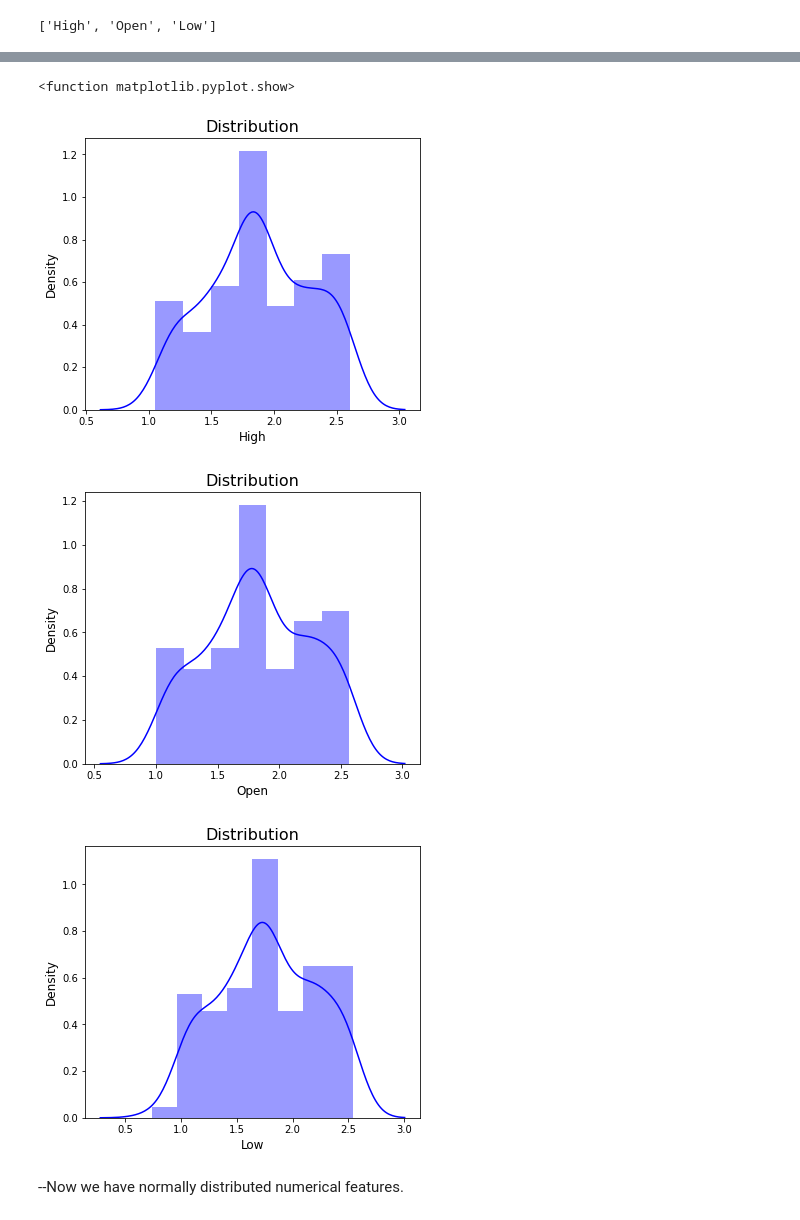
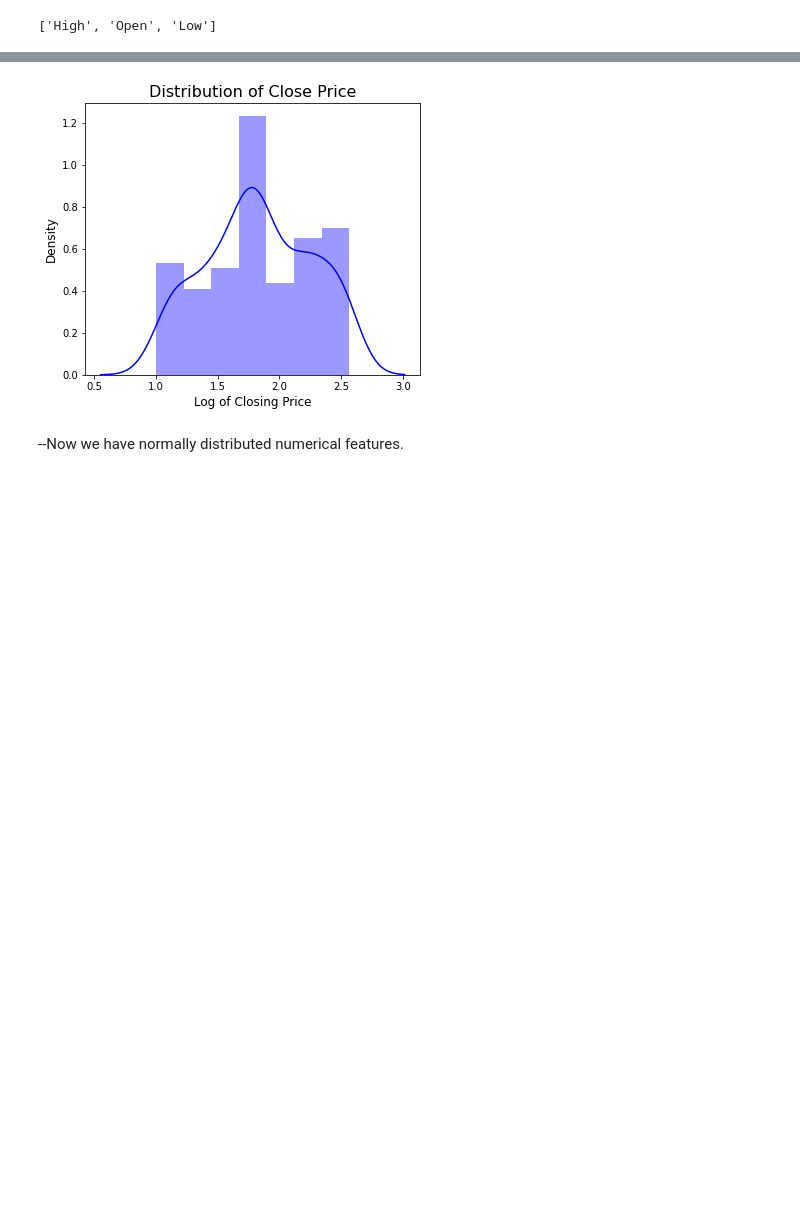
Before and after one commit to Pintu1-data/Yes-Bank-Stock-Closing-Price-Prediction, a Jupyter notebook: Yes_Bank_Stock_Closing_Price_Prediction_Pintu.ipynb, the cells around one changed output, grey strips where cells are left out. Drawn from its saved outputs; the diff is of its cells as text; code cells hidden in the pictures; blank space fills up the shorter version.

```diff
--- a/Yes_Bank_Stock_Closing_Price_Prediction_Pintu.ipynb
+++ b/Yes_Bank_Stock_Closing_Price_Prediction_Pintu.ipynb
@@ -243,17 +238,13 @@ plt.show
 # %%
-#Plotting distribution for each of numerical features by applying log transformation
-for col in numerical_features:
-    plt.figure(figsize=(6,5))
-    sns.distplot(np.log10(df[col]), color='blue')
-    plt.title("Distribution", fontsize=16)
-    plt.xlabel(col, fontsize=12)
-    plt.ylabel('Density', fontsize=12)
-plt.show
+#distribution plot of Close price by applying log transformation
+plt.figure(figsize=(6,5))
+sns.distplot(np.log10(df['Close']),color='blue')
+plt.title('Distribution of Close Price', fontsize=16)
+plt.xlabel('Log of Closing Price', fontsize=12)
+plt.ylabel('Density', fontsize=12)
+plt.show()
 # %% [output]
-<function matplotlib.pyplot.show>
-[figure, old version]
+[figure, new version]
-[figure, removed]
-[figure, removed]
 # %% [markdown]
 --Now we have normally distributed numerical features.
 # %%
```
Also changed, not shown: parts of 3 cells of this notebook.
